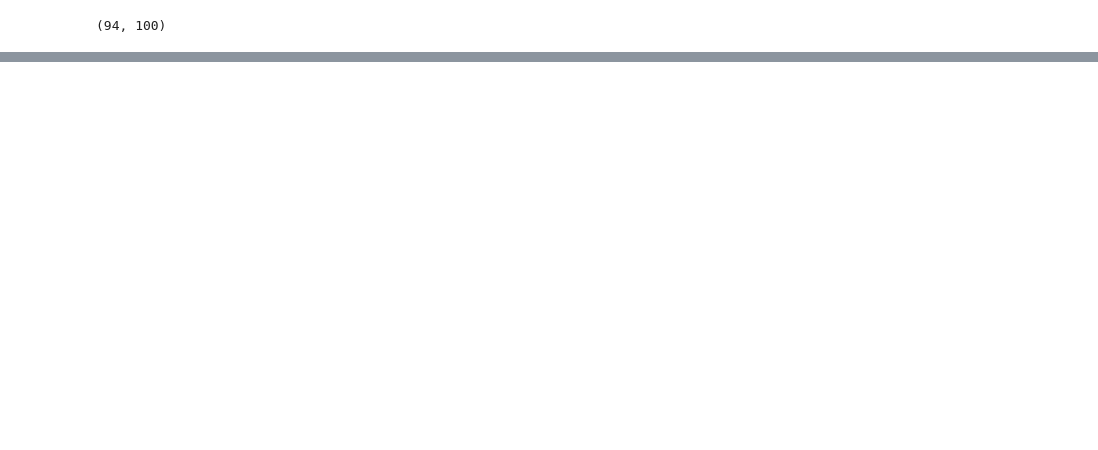
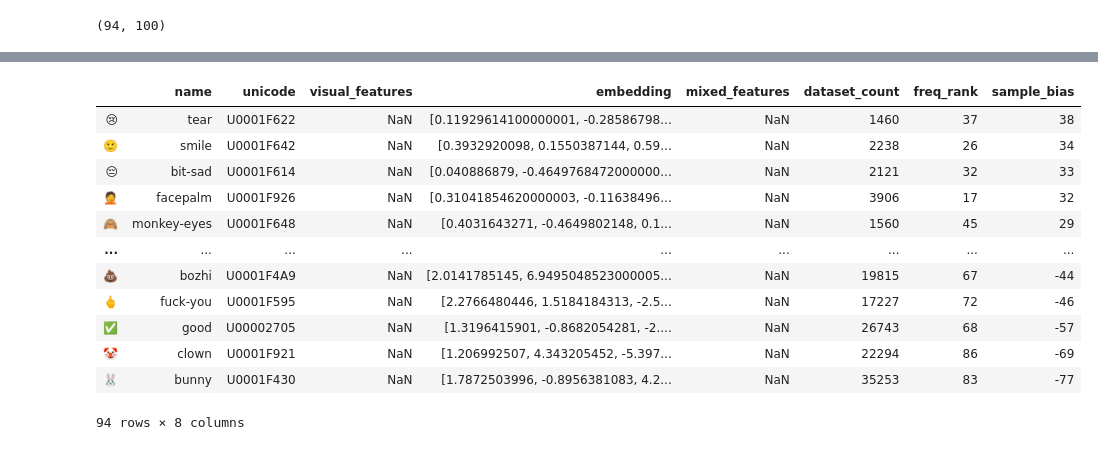
Before and after one commit to Supersheep7/CCS2_emoji, a Jupyter notebook: experiments.ipynb, the cells around one changed output, grey strips where cells are left out. Saved outputs shown, nothing was run; the diff lists cells and outputs as text; code cells hidden in the pictures; blank space fills up the shorter version.

```diff
--- a/experiments.ipynb
+++ b/experiments.ipynb
@@ -469,0 +369,25 @@ merged_df = merged_df.rename(columns={'embedding': 'embedding_2'})
+# %%
+json_dictionary = dictionary.to_json(orient='split')
+
+with open("dictionary-text-1.json", 'w') as json_file:
+    json_file.write(json_dictionary)
+# %%
+with open('dictionary-text-1.json', 'r') as json_file:
+    json_content = json_file.read()
+    new_dict = pd.read_json(json_content, orient='split')
+
+new_dict
+# %% [output]
+|  | name | unicode | visual_features | embedding | mixed_features | dataset_count | freq_rank | sample_bias |
+| 😢 | tear | U0001F622 | NaN | [0.11929614100000001, -0.28586798... | NaN | 1460 | 37 | 38 |
+| 🙂 | smile | U0001F642 | NaN | [0.3932920098, 0.1550387144, 0.59... | NaN | 2238 | 26 | 34 |
+| 😔 | bit-sad | U0001F614 | NaN | [0.040886879, -0.4649768472000000... | NaN | 2121 | 32 | 33 |
+| 🤦 | facepalm | U0001F926 | NaN | [0.31041854620000003, -0.11638496... | NaN | 3906 | 17 | 32 |
+| 🙈 | monkey-eyes | U0001F648 | NaN | [0.4031643271, -0.4649802148, 0.1... | NaN | 1560 | 45 | 29 |
+| ... | ... | ... | ... | ... | ... | ... | ... | ... |
+| 💩 | bozhi | U0001F4A9 | NaN | [2.0141785145, 6.9495048523000005... | NaN | 19815 | 67 | -44 |
+| 🖕 | fuck-you | U0001F595 | NaN | [2.2766480446, 1.5184184313, -2.5... | NaN | 17227 | 72 | -46 |
+| ✅ | good | U00002705 | NaN | [1.3196415901, -0.8682054281, -2.... | NaN | 26743 | 68 | -57 |
+| 🤡 | clown | U0001F921 | NaN | [1.206992507, 4.343205452, -5.397... | NaN | 22294 | 86 | -69 |
+| 🐰 | bunny | U0001F430 | NaN | [1.7872503996, -0.8956381083, 4.2... | NaN | 35253 | 83 | -77 |
+94 rows × 8 columns
```
Also changed, not shown: parts of 22 cells of this notebook, 15 other files.
